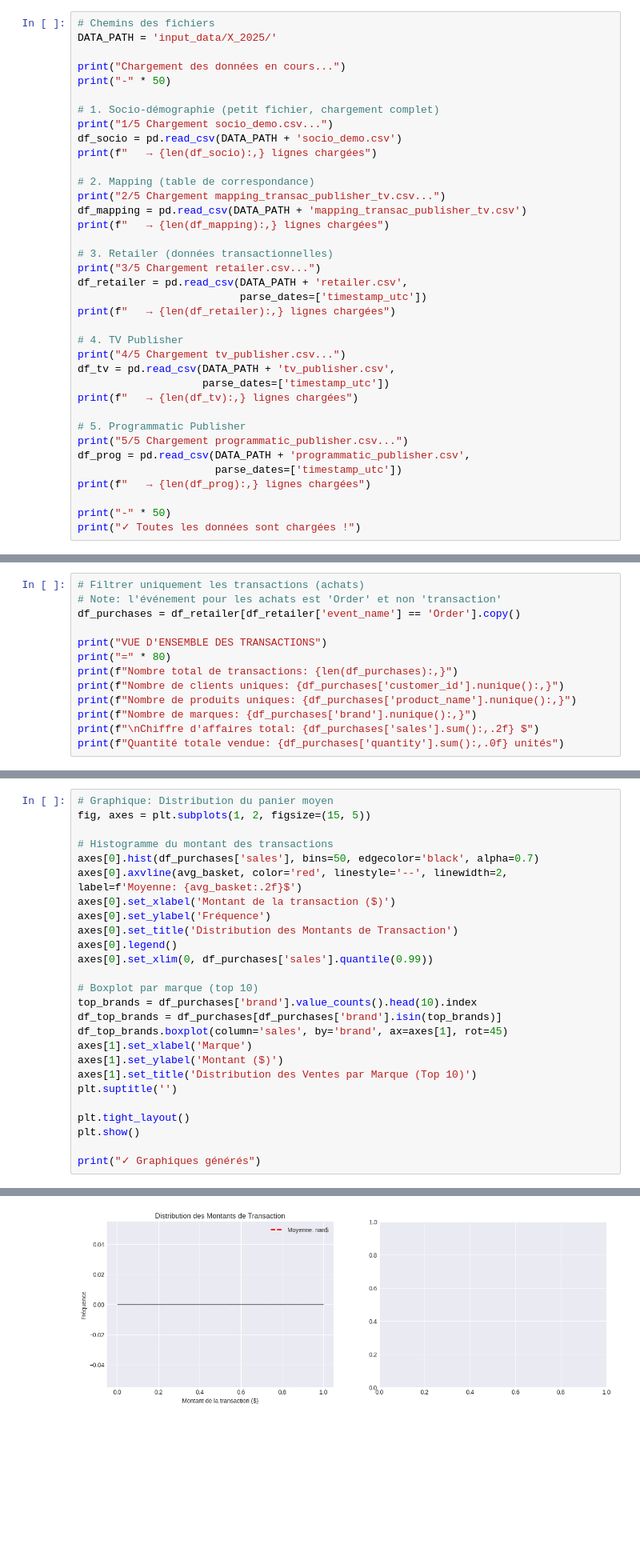
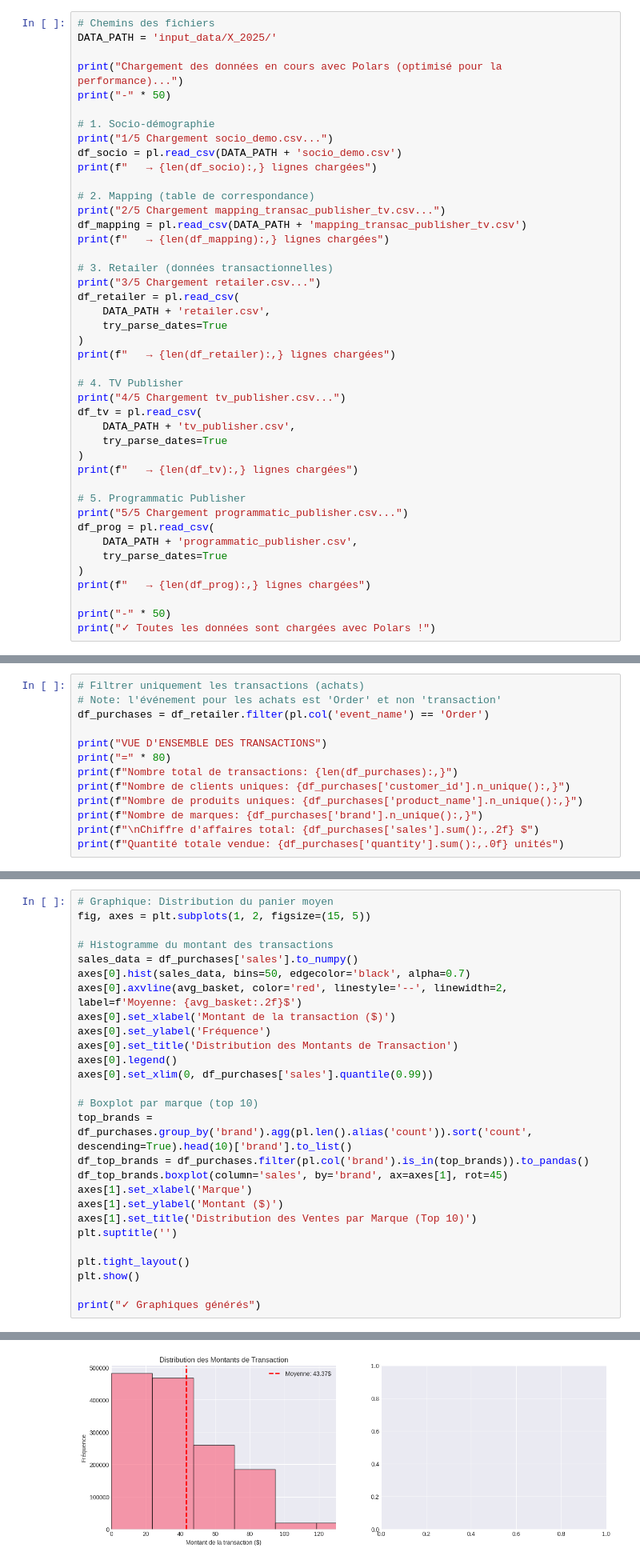
Before and after one commit to NathanDuboisset/data_challenge_mie, a Jupyter notebook: data_analysis.ipynb, the cells around one changed output, grey strips where cells are left out. Shown: that part at 80% size. Saved outputs shown, nothing was run; the diff lists cells and outputs as text; blank space fills up the shorter version.

```diff
--- a/data_analysis.ipynb
+++ b/data_analysis.ipynb
@@ -43,37 +47,43 @@ Chargement de tous les datasets avec gestion optimisée de la mémoire.
 # Chemins des fichiers
 DATA_PATH = 'input_data/X_2025/'
 
-print("Chargement des données en cours...")
+print("Chargement des données en cours avec Polars (optimisé pour la performance)...")
 print("-" * 50)
 
-# 1. Socio-démographie (petit fichier, chargement complet)
+# 1. Socio-démographie
 print("1/5 Chargement socio_demo.csv...")
-df_socio = pd.read_csv(DATA_PATH + 'socio_demo.csv')
+df_socio = pl.read_csv(DATA_PATH + 'socio_demo.csv')
 print(f"   → {len(df_socio):,} lignes chargées")
 
 # 2. Mapping (table de correspondance)
 print("2/5 Chargement mapping_transac_publisher_tv.csv...")
-df_mapping = pd.read_csv(DATA_PATH + 'mapping_transac_publisher_tv.csv')
+df_mapping = pl.read_csv(DATA_PATH + 'mapping_transac_publisher_tv.csv')
 print(f"   → {len(df_mapping):,} lignes chargées")
 
 # 3. Retailer (données transactionnelles)
 print("3/5 Chargement retailer.csv...")
-df_retailer = pd.read_csv(DATA_PATH + 'retailer.csv',
-                          parse_dates=['timestamp_utc'])
+df_retailer = pl.read_csv(
+    DATA_PATH + 'retailer.csv',
+    try_parse_dates=True
+)
 print(f"   → {len(df_retailer):,} lignes chargées")
 
 # 4. TV Publisher
 print("4/5 Chargement tv_publisher.csv...")
-df_tv = pd.read_csv(DATA_PATH + 'tv_publisher.csv',
-                    parse_dates=['timestamp_utc'])
+df_tv = pl.read_csv(
+    DATA_PATH + 'tv_publisher.csv',
+    try_parse_dates=True
+)
 print(f"   → {len(df_tv):,} lignes chargées")
 
 # 5. Programmatic Publisher
 print("5/5 Chargement programmatic_publisher.csv...")
-df_prog = pd.read_csv(DATA_PATH + 'programmatic_publisher.csv',
-                      parse_dates=['timestamp_utc'])
+df_prog = pl.read_csv(
+    DATA_PATH + 'programmatic_publisher.csv',
+    try_parse_dates=True
+)
 print(f"   → {len(df_prog):,} lignes chargées")
 
 print("-" * 50)
-print("✓ Toutes les données sont chargées !")
+print("✓ Toutes les données sont chargées avec Polars !")
 # %% [output]
@@ -188,14 +208,14 @@ Période couverte:
 # %%
 # Filtrer uniquement les transactions (achats)
 # Note: l'événement pour les achats est 'Order' et non 'transaction'
-df_purchases = df_retailer[df_retailer['event_name'] == 'Order'].copy()
+df_purchases = df_retailer.filter(pl.col('event_name') == 'Order')
 
 print("VUE D'ENSEMBLE DES TRANSACTIONS")
 print("=" * 80)
 print(f"Nombre total de transactions: {len(df_purchases):,}")
-print(f"Nombre de clients uniques: {df_purchases['customer_id'].nunique():,}")
-print(f"Nombre de produits uniques: {df_purchases['product_name'].nunique():,}")
-print(f"Nombre de marques: {df_purchases['brand'].nunique():,}")
+print(f"Nombre de clients uniques: {df_purchases['customer_id'].n_unique():,}")
+print(f"Nombre de produits uniques: {df_purchases['product_name'].n_unique():,}")
+print(f"Nombre de marques: {df_purchases['brand'].n_unique():,}")
 print(f"\nChiffre d'affaires total: {df_purchases['sales'].sum():,.2f} $")
 print(f"Quantité totale vendue: {df_purchases['quantity'].sum():,.0f} unités")
 # %% [output]
@@ -249,7 +269,8 @@ Quantité moyenne par transaction: nan unités
 fig, axes = plt.subplots(1, 2, figsize=(15, 5))
 
 # Histogramme du montant des transactions
-axes[0].hist(df_purchases['sales'], bins=50, edgecolor='black', alpha=0.7)
+sales_data = df_purchases['sales'].to_numpy()
+axes[0].hist(sales_data, bins=50, edgecolor='black', alpha=0.7)
 axes[0].axvline(avg_basket, color='red', linestyle='--', linewidth=2, label=f'Moyenne: {avg_basket:.2f}$')
 axes[0].set_xlabel('Montant de la transaction ($)')
 axes[0].set_ylabel('Fréquence')
@@ -258,8 +279,8 @@ axes[0].legend()
 axes[0].set_xlim(0, df_purchases['sales'].quantile(0.99))
 
 # Boxplot par marque (top 10)
-top_brands = df_purchases['brand'].value_counts().head(10).index
-df_top_brands = df_purchases[df_purchases['brand'].isin(top_brands)]
+top_brands = df_purchases.group_by('brand').agg(pl.len().alias('count')).sort('count', descending=True).head(10)['brand'].to_list()
+df_top_brands = df_purchases.filter(pl.col('brand').is_in(top_brands)).to_pandas()
 df_top_brands.boxplot(column='sales', by='brand', ax=axes[1], rot=45)
 axes[1].set_xlabel('Marque')
 axes[1].set_ylabel('Montant ($)')
@@ -275,4 +296,4 @@ ValueError: Axis limits cannot be NaN or Inf
-[figure, old version]
+[figure, new version]
 # %% [markdown]
 ### 3.3 Analyse temporelle des ventes
 # %%
```
Also changed, not shown: parts of 20 cells of this notebook, 5 other files.
